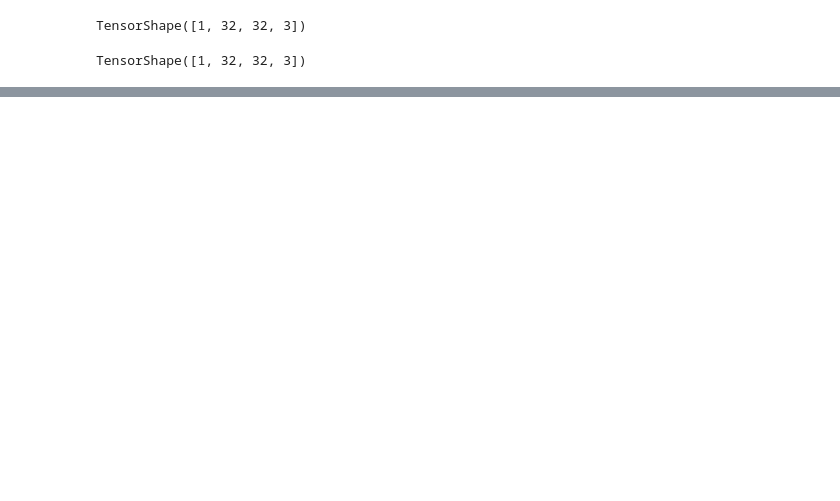
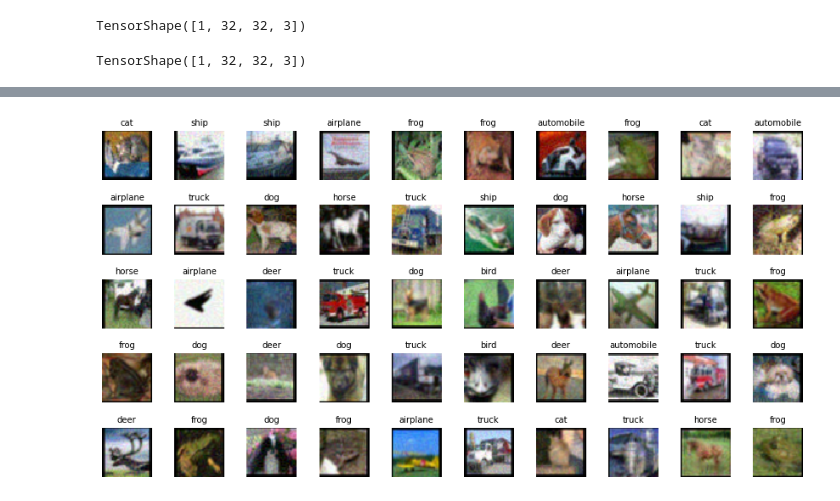
Before and after one commit to JLGGG/2020-2-DeepLearningProject, a Jupyter notebook: FGSM.ipynb, the cells around one changed output, grey strips where cells are left out. Cells and saved outputs as stored; diff of their text form; code cells hidden in the pictures; blank space fills up the shorter version.

```diff
--- a/FGSM.ipynb
+++ b/FGSM.ipynb
@@ -101,0 +205,42 @@ plt.show()
+# %%
+def randomization_layer(img, resizing, top_pad, bottom_pad, left_pad, right_pad):
+    img = tf.image.resize(img, [32+resizing, 32+resizing]) # Resizing
+    img = tf.reshape(img, [1, 32+resizing, 32+resizing, 3]) #4D tensor
+    img = tf.keras.layers.ZeroPadding2D(padding = ((top_pad, bottom_pad), (left_pad, right_pad)))(img) # padding
+    img = tf.reshape(img, [32+resizing+(top_pad+bottom_pad), 32+resizing+(left_pad+right_pad), 3])
+    return img
+
+randomized_adversarial_X_test = np.empty([adversarial_X_test.shape[0], 50, 50, 3], dtype = float)
+randomized_encoder_adversarial_X_test = np.empty([encoder_result.shape[0], 50, 50, 3], dtype = float)
+
+for i in range(adversarial_X_test.shape[0]):
+    resizing_num = np.random.randint(3)
+    top_pad = np.random.randint(3)
+    bottom_pad = np.random.randint(3)
+    left_pad = np.random.randint(3)
+    right_pad = np.random.randint(3)
+    randomized_adversarial_X_test[i] = tf.image.resize(randomization_layer(adversarial_X_test[i], resizing_num, top_pad, bottom_pad, left_pad, right_pad), [50, 50])
+
+for i in range(encoder_result.shape[0]):
+    resizing_num = np.random.randint(3)
+    top_pad = np.random.randint(3)
+    bottom_pad = np.random.randint(3)
+    left_pad = np.random.randint(3)
+    right_pad = np.random.randint(3)
+    randomized_encoder_adversarial_X_test[i] = tf.image.resize(randomization_layer(encoder_result[i], resizing_num, top_pad, bottom_pad, left_pad, right_pad), [50, 50])
+# %%
+class_names = ["airplane", "automobile", "bird", "cat", "deer", "dog", "frog", "horse", "ship", "truck"]
+n_rows = 5
+n_cols = 10
+plt.figure(figsize=(n_cols * 1.5, n_rows * 1.5))
+for row in range(n_rows):
+    for col in range(n_cols):
+        index = n_cols * row + col
+        plt.subplot(n_rows, n_cols, index+1)
+        plt.imshow(randomized_adversarial_X_test[index], interpolation='nearest')
+        plt.axis('off')
+        plt.title(class_names[y_test[index][0]], fontsize=10)
+plt.subplots_adjust(wspace=0.2, hspace=0.5)
+plt.show()
+# %% [output]
+[figure, added]
```
Also changed, not shown: parts of 22 cells of this notebook.
